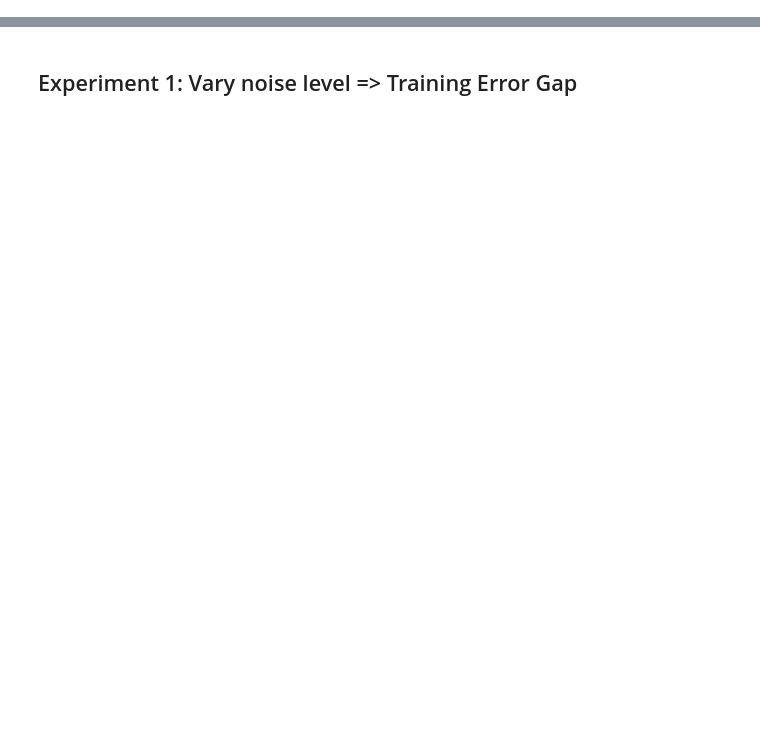
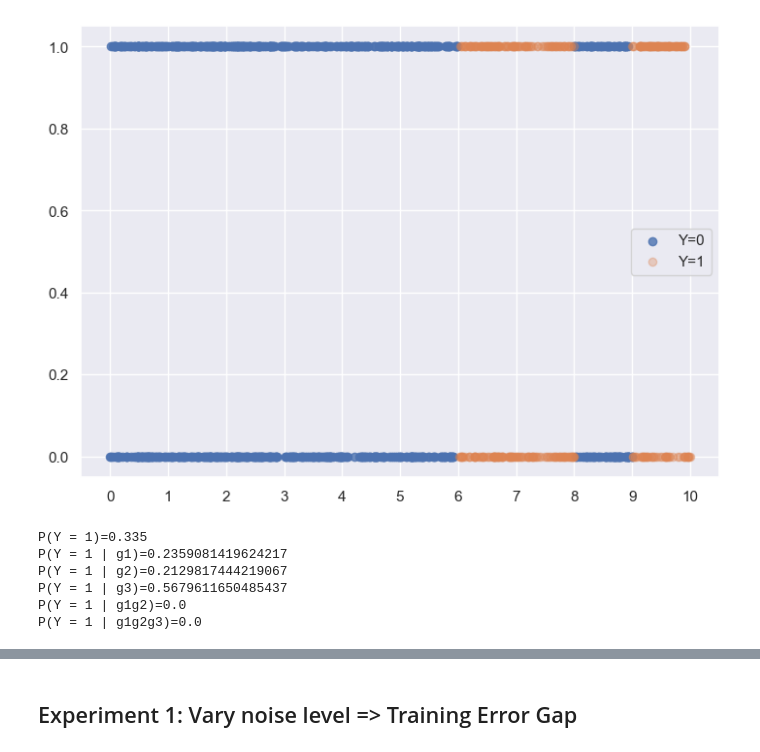
Before and after one commit to samuel-deng/tree_robust, a Jupyter notebook: experiments_synthetic_counterexample.ipynb, the cells around one changed output, grey strips where cells are left out. Drawn from its saved outputs; the diff is of its cells as text; code cells hidden in the pictures; blank space fills up the shorter version.

```diff
--- a/experiments_synthetic_counterexample.ipynb
+++ b/experiments_synthetic_counterexample.ipynb
@@ -71,2 +80,26 @@ P(g1g2g3)=0.09
+# %%
+# Plot where Y = 1 (and Y = 0)
+fig, ax = plt.subplots(1, 1, figsize=(7, 5), layout='constrained')
+ax.set_xticks(xticks)
+ax.scatter(X[y0][:,0], X[y0][:,1], alpha=0.8)
+ax.scatter(X[y1][:,0], X[y1][:,1], alpha=0.33)
+ax.legend(['Y=0', 'Y=1'])
+plt.show()
+
+# P(Y = 1) statistics
+print("P(Y = 1)={}".format(len(y1[0])/n_samples))
+print("P(Y = 1 | g1)={}".format(len(np.intersect1d(y1, g1))/len(g1)))
+print("P(Y = 1 | g2)={}".format(len(np.intersect1d(y1, g2))/len(g2)))
+print("P(Y = 1 | g3)={}".format(len(np.intersect1d(y1, g3))/len(g3)))
+print("P(Y = 1 | g1g2)={}".format(len(np.intersect1d(y1, g1g2))/len(g1g2)))
+print("P(Y = 1 | g1g2g3)={}".format(len(np.intersect1d(y1, g1g2g3))/len    (g1g2g3)))
+# %% [output]
+[figure, added]
+P(Y = 1)=0.335
+P(Y = 1 | g1)=0.2359081419624217
+P(Y = 1 | g2)=0.2129817444219067
+P(Y = 1 | g3)=0.5679611650485437
+P(Y = 1 | g1g2)=0.0
+P(Y = 1 | g1g2g3)=0.0
 # %%
 # Sanity check g1
```
Also changed, not shown: parts of 19 cells of this notebook.
